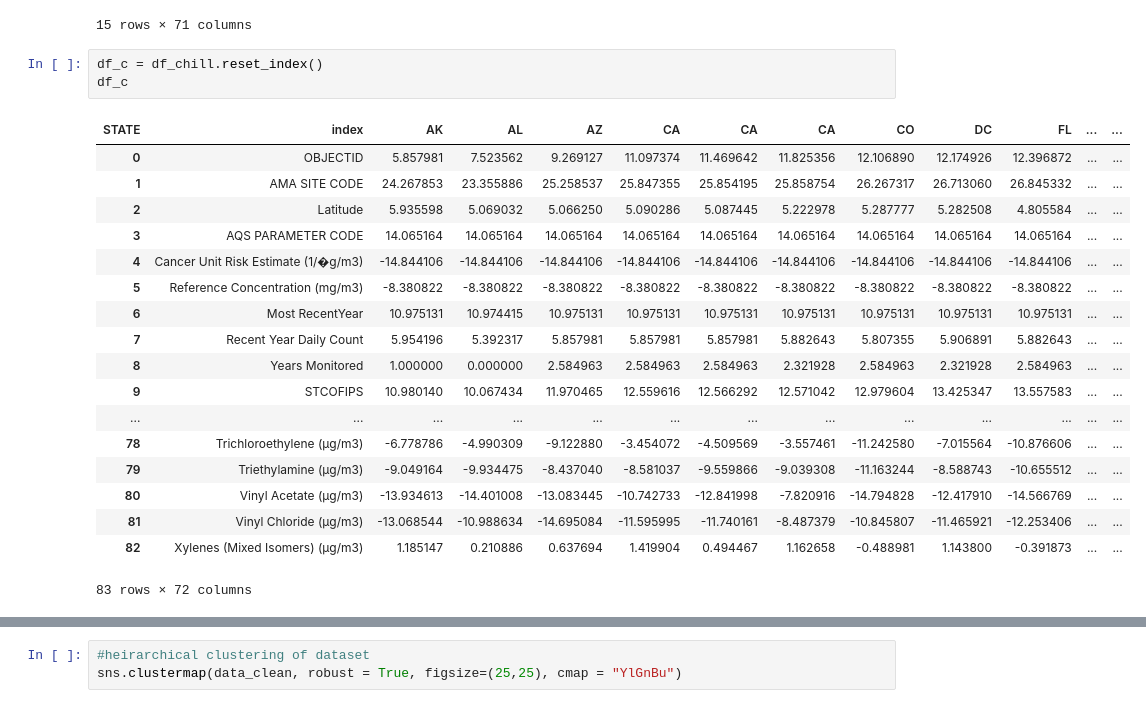
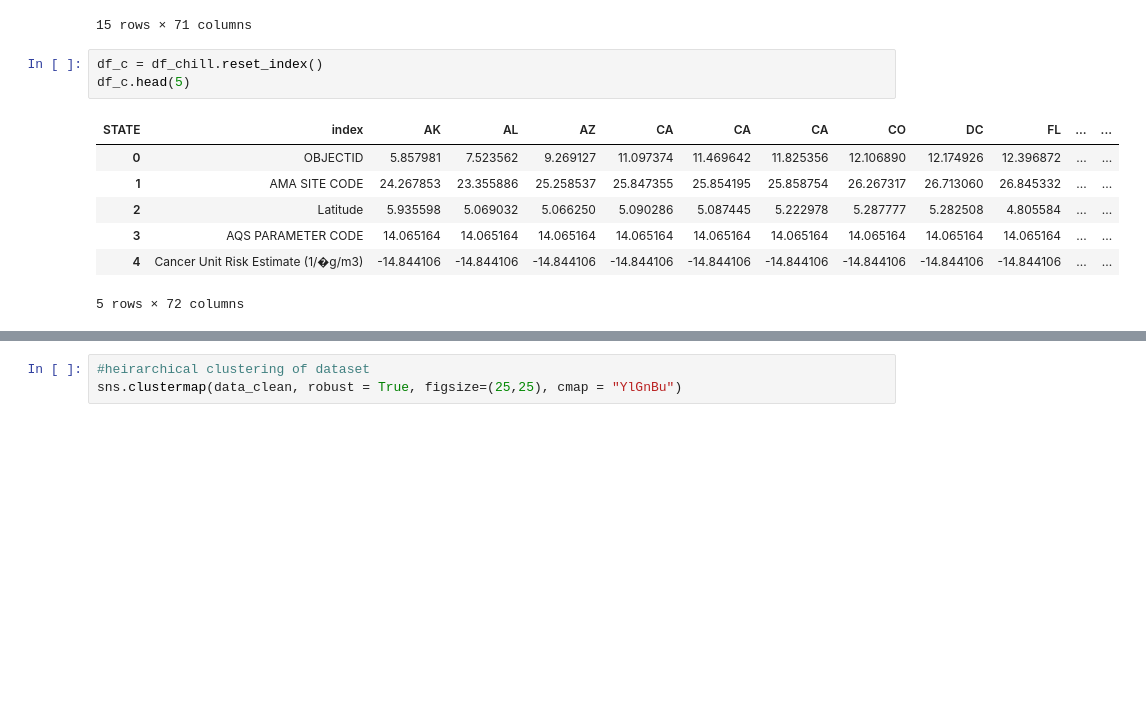
Before and after one commit to ProfOak7/Tutorials, a Jupyter notebook: EPA_Public_Data1.ipynb, the cells around one changed output, grey strips where cells are left out. Drawn from its saved outputs; the diff is of its cells as text; blank space fills up the shorter version.

```diff
--- a/EPA_Public_Data1.ipynb
+++ b/EPA_Public_Data1.ipynb
@@ -474,26 +465,15 @@ df_chill.head(15)
 15 rows × 71 columns
 # %%
 df_c = df_chill.reset_index()
-df_c
+df_c.head(5)
 # %% [output]
 | STATE | index | AK | AL | AZ | CA | CA | CA | CO | DC | FL | ... | ... |
 | 0 | OBJECTID | 5.857981 | 7.523562 | 9.269127 | 11.097374 | 11.469642 | 11.825356 | 12.106890 | 12.174926 | 12.396872 | ... | ... |
 | 1 | AMA SITE CODE | 24.267853 | 23.355886 | 25.258537 | 25.847355 | 25.854195 | 25.858754 | 26.267317 | 26.713060 | 26.845332 | ... | ... |
 | 2 | Latitude | 5.935598 | 5.069032 | 5.066250 | 5.090286 | 5.087445 | 5.222978 | 5.287777 | 5.282508 | 4.805584 | ... | ... |
 | 3 | AQS PARAMETER CODE | 14.065164 | 14.065164 | 14.065164 | 14.065164 | 14.065164 | 14.065164 | 14.065164 | 14.065164 | 14.065164 | ... | ... |
 | 4 | Cancer Unit Risk Estimate (1/�g/m3) | -14.844106 | -14.844106 | -14.844106 | -14.844106 | -14.844106 | -14.844106 | -14.844106 | -14.844106 | -14.844106 | ... | ... |
-| 5 | Reference Concentration (mg/m3) | -8.380822 | -8.380822 | -8.380822 | -8.380822 | -8.380822 | -8.380822 | -8.380822 | -8.380822 | -8.380822 | ... | ... |
-| 6 | Most RecentYear | 10.975131 | 10.974415 | 10.975131 | 10.975131 | 10.975131 | 10.975131 | 10.975131 | 10.975131 | 10.975131 | ... | ... |
-| 7 | Recent Year Daily Count | 5.954196 | 5.392317 | 5.857981 | 5.857981 | 5.857981 | 5.882643 | 5.807355 | 5.906891 | 5.882643 | ... | ... |
-| 8 | Years Monitored | 1.000000 | 0.000000 | 2.584963 | 2.584963 | 2.584963 | 2.321928 | 2.584963 | 2.321928 | 2.584963 | ... | ... |
-| 9 | STCOFIPS | 10.980140 | 10.067434 | 11.970465 | 12.559616 | 12.566292 | 12.571042 | 12.979604 | 13.425347 | 13.557583 | ... | ... |
-| ... | ... | ... | ... | ... | ... | ... | ... | ... | ... | ... | ... | ... |
-| 78 | Trichloroethylene (µg/m3) | -6.778786 | -4.990309 | -9.122880 | -3.454072 | -4.509569 | -3.557461 | -11.242580 | -7.015564 | -10.876606 | ... | ... |
-| 79 | Triethylamine (µg/m3) | -9.049164 | -9.934475 | -8.437040 | -8.581037 | -9.559866 | -9.039308 | -11.163244 | -8.588743 | -10.655512 | ... | ... |
-| 80 | Vinyl Acetate (µg/m3) | -13.934613 | -14.401008 | -13.083445 | -10.742733 | -12.841998 | -7.820916 | -14.794828 | -12.417910 | -14.566769 | ... | ... |
-| 81 | Vinyl Chloride (µg/m3) | -13.068544 | -10.988634 | -14.695084 | -11.595995 | -11.740161 | -8.487379 | -10.845807 | -11.465921 | -12.253406 | ... | ... |
-| 82 | Xylenes (Mixed Isomers) (µg/m3) | 1.185147 | 0.210886 | 0.637694 | 1.419904 | 0.494467 | 1.162658 | -0.488981 | 1.143800 | -0.391873 | ... | ... |
-83 rows × 72 columns
+5 rows × 72 columns
 # %%
 #remove the non-chemical data (top 12 rows)
 data = df_c.drop(range(0,13))
```
Also changed, not shown: parts of 16 cells of this notebook.
